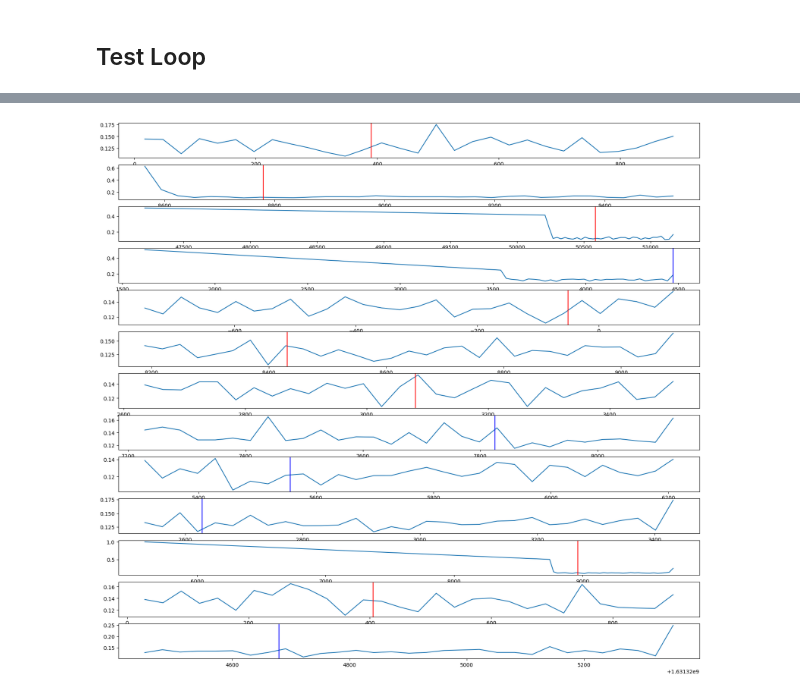
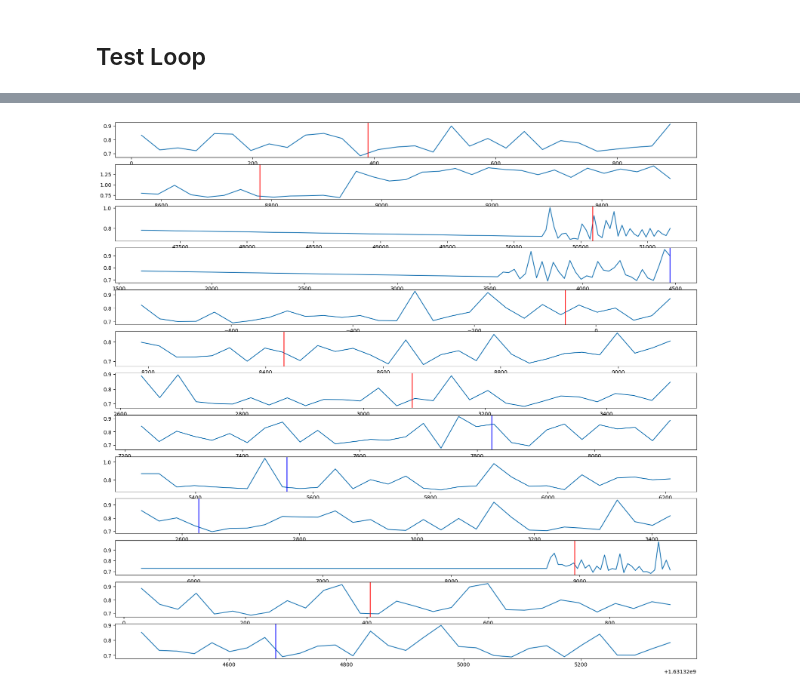
Before and after one commit to YC0806/2023-Yuchen, a Jupyter notebook: TGAE_NNGIN.ipynb, the cells around one changed output, grey strips where cells are left out. Cells and saved outputs as stored; diff of their text form; code cells hidden in the pictures.

```diff
--- a/TGAE_NNGIN.ipynb
+++ b/TGAE_NNGIN.ipynb
@@ -514,13 +514,14 @@ def create_hidden(num_node, out_channels):
 def select_hidden(hidden, index):
 #     h = hidden_global[index] #REGULAR INDEXING
     h = hidden.index_select(dim=0, index=index) #INDEX SELECT
+    del hidden
     return h
 
 def update_hidden(num_node, out_channels, h, index):
     # hidden_global[index] = h.detach() #REGULAR INDEXING
     # for key,value in mapping.items():
     #     hidden_global[value] = h[key]
-    hidden =torch.zeros([num_node,out_channels], dtype=torch.float).to(device)
+    hidden = torch.zeros([num_node,out_channels], dtype=torch.float).to(device)
     hidden.index_add_(0, index, h)
     return hidden
 
@@ -726,10 +727,10 @@ for signal in signals_train:
     signal.encode_node_attr(node_attr_encoder)
     signal.encode_edge_attr(edge_attr_encoder)
 
-X_train = []
-for signal in signals_train:
-#     X_train.append(list(signal))
-    X_train.append(signal.node_attr_encoded.index_select(dim=0,index=signal.node_index))
+# X_train = []
+# for signal in signals_train:
+# #     X_train.append(list(signal))
+#     X_train.append(signal.node_attr_encoded.index_select(dim=0,index=signal.node_index))
 
 num_node_train = []
 for signal in signals_train:
@@ -740,12 +741,10 @@ for signal in signals_val:
     signal.encode_node_attr(node_attr_encoder)
     signal.encode_edge_attr(edge_attr_encoder)
 
-X_val = []
+# X_val = []
 # for signal in signals_val:
-#     X_val.append(list(signal))
-for signal in signals_val:
-#     X_train.append(list(signal))
-    X_val.append(signal.node_attr_encoded.index_select(dim=0,index=signal.node_index))
+# #     X_val.append(list(signal))
+#     X_val.append(signal.node_attr_encoded.index_select(dim=0,index=signal.node_index))
 
 nums_node_val = []
 for signal in signals_val:
@@ -773,7 +772,7 @@ model = TGAE(
     embed_layers=[16,32],
     decide_layers=[16,16],
     gru_conv_num=2,
-    gru_edge_layers=[EDGE_CHANNELS*2],
+    gru_edge_layers=[EDGE_CHANNELS],
     gru_lin_layers=[32,64]
 )
 
@@ -842,7 +841,7 @@ def test_loop(signal, model, loss_fn, optimizer, device):
 
         train_losses = torch.sqrt(torch.sum(loss_f(X, outs),dim=1))
         total_loss = torch.mean(train_losses)
-        snapshot_losses = [torch.mean(loss).cpu().numpy() for loss in torch.tensor_split(train_losses.detach(), node_flag)]
+        snapshot_losses = [loss.cpu().numpy() for loss in torch.tensor_split(train_losses.detach(), node_flag)]
 
     return snapshot_losses
 # %%
@@ -912,21 +911,21 @@ plt.legend()
 # %%
 fig = plt.figure(figsize=(20,20))
 for i_signal,(signal,y) in enumerate(zip(signals_val,y_val)):
     snapshot_losses = test_loop(signal, model, loss_f, optimizer, device)
 #                 print(np.mean(val_loss))
 #     val_losses.append(np.mean(snapshot_losses))
     ts_list = signal.ts_list
     plt.subplot(len(signals_val)+1,1,i_signal+1)
 #     print(len(snapshot_losses))
-    plt.plot(ts_list,snapshot_losses)
+    plt.plot(ts_list,[np.max(loss) for loss in snapshot_losses])
     if y[0] == 'dos':
         plt.axvline(x = float(y[1]), color = 'red', label = y[0])
     if y[0] == 'privesc':
         plt.axvline(x = float(y[1]), color = 'blue', label = y[0])
 # plt.show()
 plt.savefig(f'val_res_TGAE_NNConv_{GLOBAL_EPOCH}_{np.mean(history_train_list[-1]):.4f}_{np.mean(history_val_list[-1]):.4f}.png')
 # %% [output]
-[figure, old version]
+[figure, new version]
 # %%
 torch.save(model,f"TGAE_NNConv_{GLOBAL_EPOCH}_{np.mean(history_train_list[-1]):.4f}_{np.mean(history_val_list[-1]):.4f}.model")
 # %%
```
Also changed, not shown: parts of 6 cells of this notebook.
